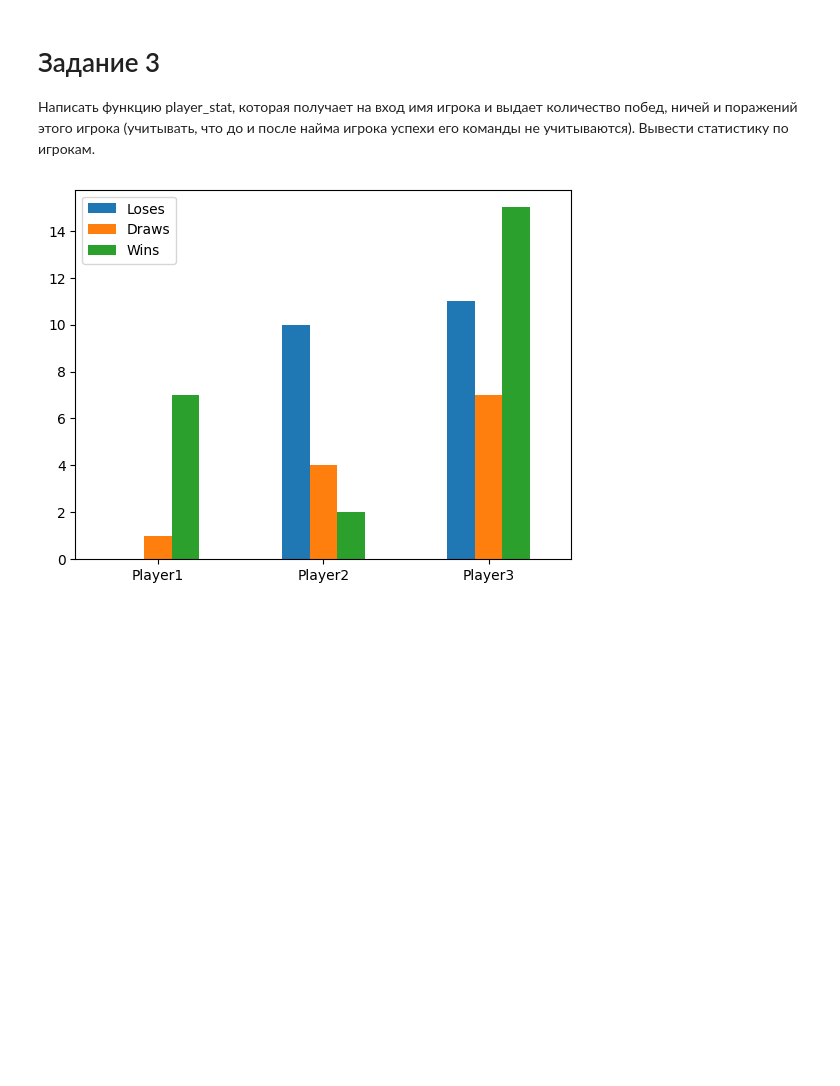
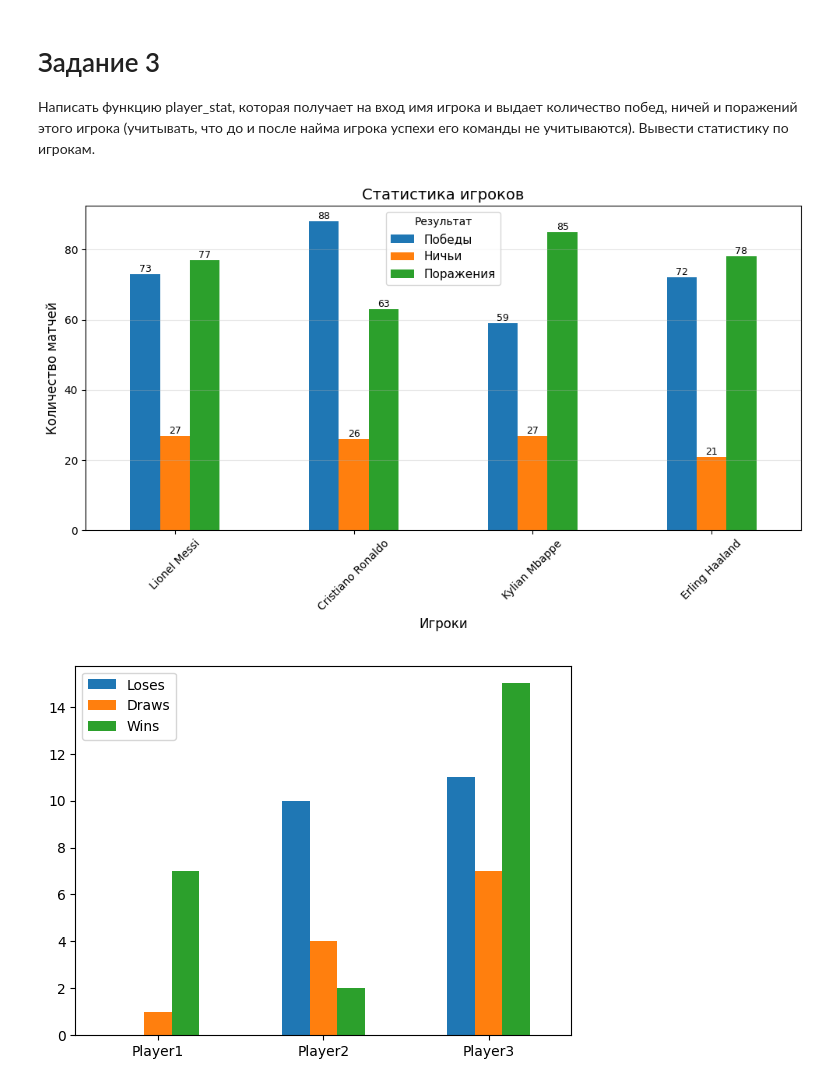
Before and after one commit to DianaR07/programming_tasks, a Jupyter notebook: Практики/Лабораторная 3/Лабораторная 3.ipynb, the cells around one changed output. Saved outputs shown, nothing was run; the diff lists cells and outputs as text; code cells hidden in the pictures; blank space fills up the shorter version.

```diff
--- a/Практики/Лабораторная 3/Лабораторная 3.ipynb
+++ b/Практики/Лабораторная 3/Лабораторная 3.ipynb
@@ -513,6 +482,86 @@ if __name__ == "__main__":
 # Задание 3
 Написать функцию player_stat, которая получает на вход имя игрока и выдает количество побед, ничей и поражений этого игрока (учитывать, что до и после найма игрока успехи его команды не учитываются).
 Вывести статистику по игрокам.
+# %%
+import sqlite3
+from datetime import datetime
+import matplotlib.pyplot as plt
+import pandas as pd
+
+def player_stat(player_name):
+    conn = sqlite3.connect('base.db')
+    cursor = conn.cursor()
+
+    # Получаем данные игрока
+    cursor.execute('''
+        SELECT teamID, enrolled, retired FROM Players WHERE name = ?
+    ''', (player_name,))
+
+    player = cursor.fetchone()
+    if not player:
+        print(f"Игрок '{player_name}' не найден")
+        conn.close()
+        return None
+
+    team_id, enrolled, retired = player
+    end_date = retired if retired else datetime.now().strftime('%Y-%m-%d')
+
+    # Получаем матчи команды за период
+    cursor.execute('''
+        SELECT team1, team2, score1, score2 FROM Matches
+        WHERE (team1 = ? OR team2 = ?) AND date BETWEEN ? AND ?
+    ''', (team_id, team_id, enrolled, end_date))
+
+    matches = cursor.fetchall()
+    conn.close()
+
+
+    wins = 0
+    draws = 0
+    losses = 0
+
+    for match in matches:
+        team1, team2, score1, score2 = match
+
+        if team1 == team_id:
+            our_score, their_score = score1, score2
+        else:
+            our_score, their_score = score2, score1
+
+        if our_score > their_score:
+            wins += 1
+        elif our_score == their_score:
+            draws += 1
+        else:
+            losses += 1
+
+    return wins, draws, losses
+
+# Построение графика
+if wins_list:
+    df = pd.DataFrame({
+        'Победы': wins_list,
+        'Ничьи': draws_list,
+        'Поражения': losses_list
+    }, index=players)
+
+    ax = df.plot.bar(rot=45, figsize=(10, 6))
+    ax.set_xlabel('Игроки', fontsize=12)
+    ax.set_ylabel('Количество матчей', fontsize=12)
+    ax.set_title('Статистика игроков', fontsize=14)
+    ax.legend(title='Результат', fontsize=11)
+    ax.grid(axis='y', alpha=0.3)
+
+    # Добавление значений на столбцы
+    for container in ax.containers:
+        ax.bar_label(container, label_type='edge', fontsize=9)
+
+    plt.tight_layout()
+    plt.show()
+else:
+    print("Нет данных")
+# %% [output]
+[figure, added]
 # %%
 #Пример статистики
 import matplotlib.pyplot as plt
```
Also changed, not shown: parts of 2 cells of this notebook.
